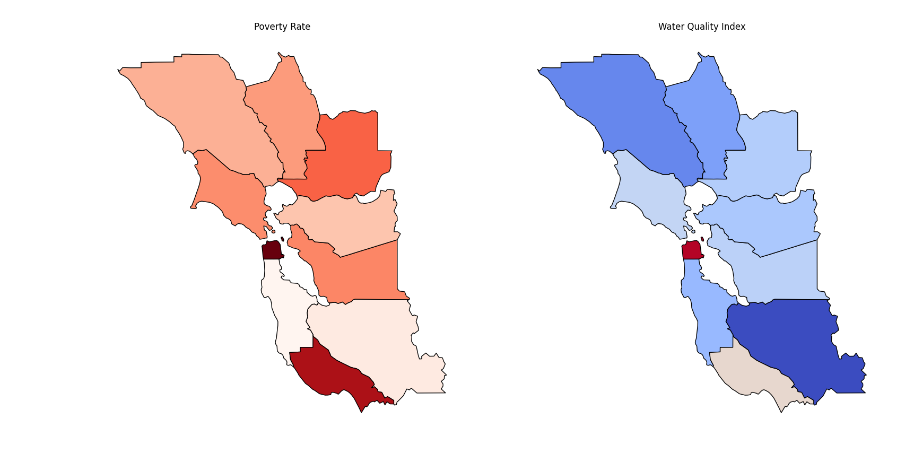
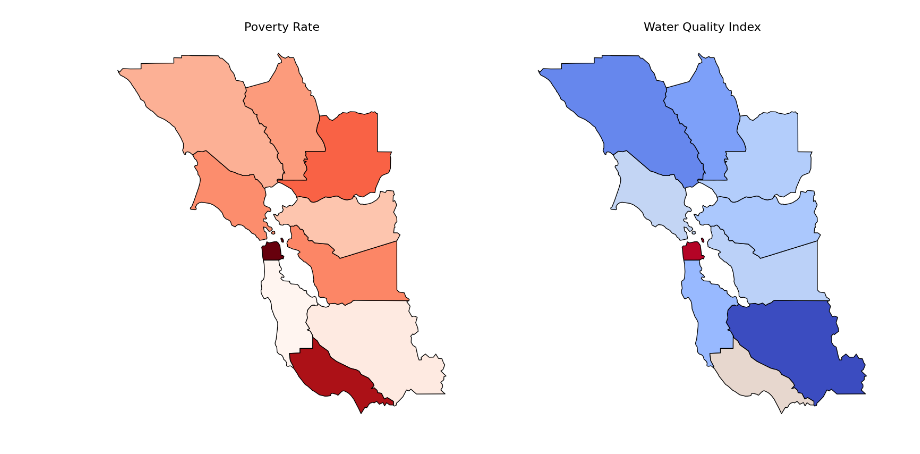
Before and after one commit to EddieZ18326/WaterQualityProject, a Jupyter notebook: generate_map.ipynb, the cells around one changed output. Drawn from its saved outputs; the diff is of its cells as text; code cells hidden in the pictures.

```diff
--- a/generate_map.ipynb
+++ b/generate_map.ipynb
@@ -19,33 +19,33 @@ data = pd.DataFrame({
     'NAME': county,
     'poverty_rate': poverty_rate,
     'water_quality': water_quality
 })
 
 gdf = gdf.merge(data, on='NAME')
 
 fig, (ax1, ax2) = plt.subplots(1, 2, figsize=(16, 8))
 
 gdf.plot(
     column='poverty_rate',
     cmap='Reds',
     edgecolor='black',
     legend=False,
     ax=ax1
 )
-ax1.set_title("Poverty Rate")
+ax1.set_title("Poverty Rate", fontsize = 16)
 ax1.axis('off')
 
 gdf.plot(
     column='water_quality',
     cmap='coolwarm_r',
     edgecolor='black',
     legend=False,
     ax=ax2
 )
-ax2.set_title("Water Quality Index")
+ax2.set_title("Water Quality Index",fontsize = 16)
 ax2.axis('off')
 
 plt.tight_layout()
 plt.show()
 # %% [output]
-[figure, old version]
+[figure, new version]
```
